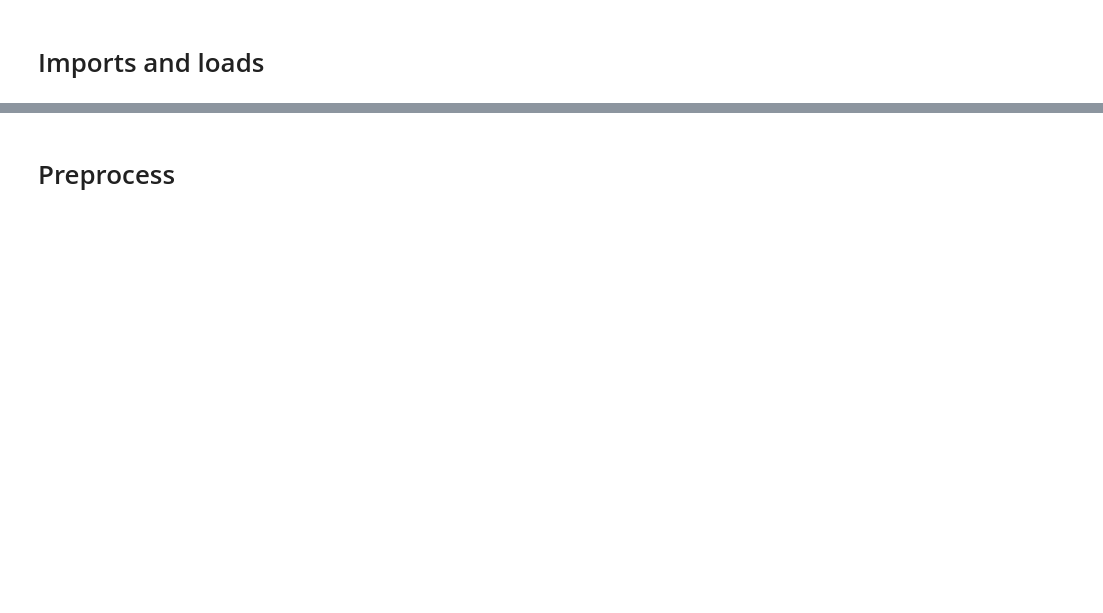
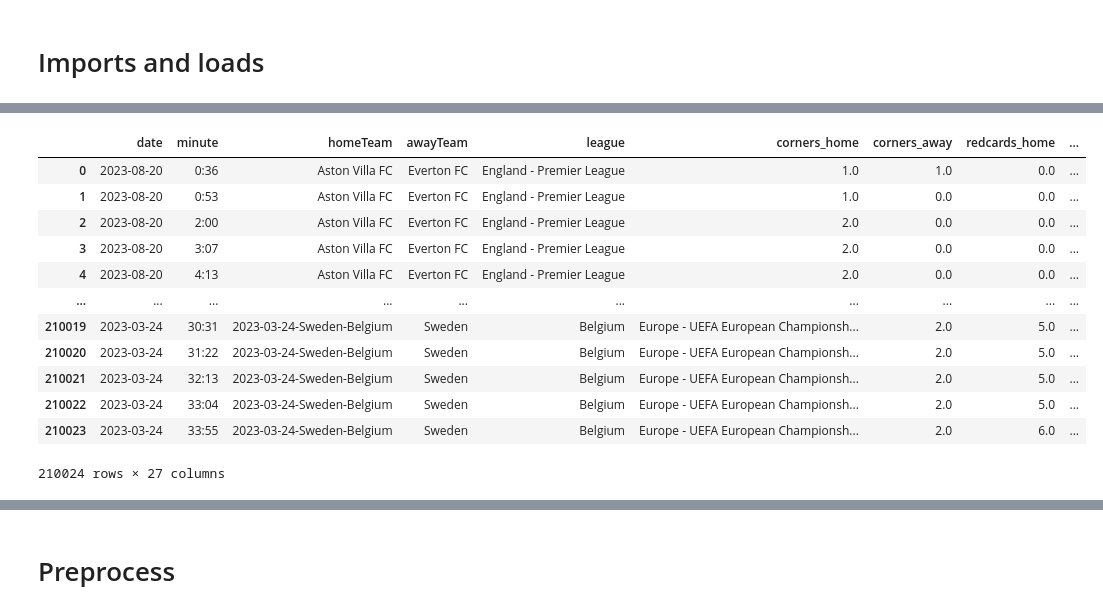
Before and after one commit to nathancarlos22/eo-fut-live, a Jupyter notebook: src/nc-model-pred-live.ipynb, the cells around one changed output, grey strips where cells are left out. Saved outputs shown, nothing was run; the diff lists cells and outputs as text; code cells hidden in the pictures; blank space fills up the shorter version.

```diff
--- a/src/nc-model-pred-live.ipynb
+++ b/src/nc-model-pred-live.ipynb
@@ -67,0 +67,21 @@ df05ht
+# %%
+# drop Unnamed: 0
+# df05ht.drop('Unnamed: 0', axis=1, inplace=True)
+df05ht.dropna(inplace=True)
+df05ht.drop_duplicates(inplace=True)
+df05ht.reset_index(drop=True, inplace=True)
+df05ht
+# %% [output]
+|  | date | minute | homeTeam | awayTeam | league | corners_home | corners_away | redcards_home | ... |
+| 0 | 2023-08-20 | 0:36 | Aston Villa FC | Everton FC | England - Premier League | 1.0 | 1.0 | 0.0 | ... |
+| 1 | 2023-08-20 | 0:53 | Aston Villa FC | Everton FC | England - Premier League | 1.0 | 0.0 | 0.0 | ... |
+| 2 | 2023-08-20 | 2:00 | Aston Villa FC | Everton FC | England - Premier League | 2.0 | 0.0 | 0.0 | ... |
+| 3 | 2023-08-20 | 3:07 | Aston Villa FC | Everton FC | England - Premier League | 2.0 | 0.0 | 0.0 | ... |
+| 4 | 2023-08-20 | 4:13 | Aston Villa FC | Everton FC | England - Premier League | 2.0 | 0.0 | 0.0 | ... |
+| ... | ... | ... | ... | ... | ... | ... | ... | ... | ... |
+| 210019 | 2023-03-24 | 30:31 | 2023-03-24-Sweden-Belgium | Sweden | Belgium | Europe - UEFA European Championsh... | 2.0 | 5.0 | ... |
+| 210020 | 2023-03-24 | 31:22 | 2023-03-24-Sweden-Belgium | Sweden | Belgium | Europe - UEFA European Championsh... | 2.0 | 5.0 | ... |
+| 210021 | 2023-03-24 | 32:13 | 2023-03-24-Sweden-Belgium | Sweden | Belgium | Europe - UEFA European Championsh... | 2.0 | 5.0 | ... |
+| 210022 | 2023-03-24 | 33:04 | 2023-03-24-Sweden-Belgium | Sweden | Belgium | Europe - UEFA European Championsh... | 2.0 | 5.0 | ... |
+| 210023 | 2023-03-24 | 33:55 | 2023-03-24-Sweden-Belgium | Sweden | Belgium | Europe - UEFA European Championsh... | 2.0 | 6.0 | ... |
+210024 rows × 27 columns
```
Also changed, not shown: parts of 38 cells of this notebook, 7 other files.
